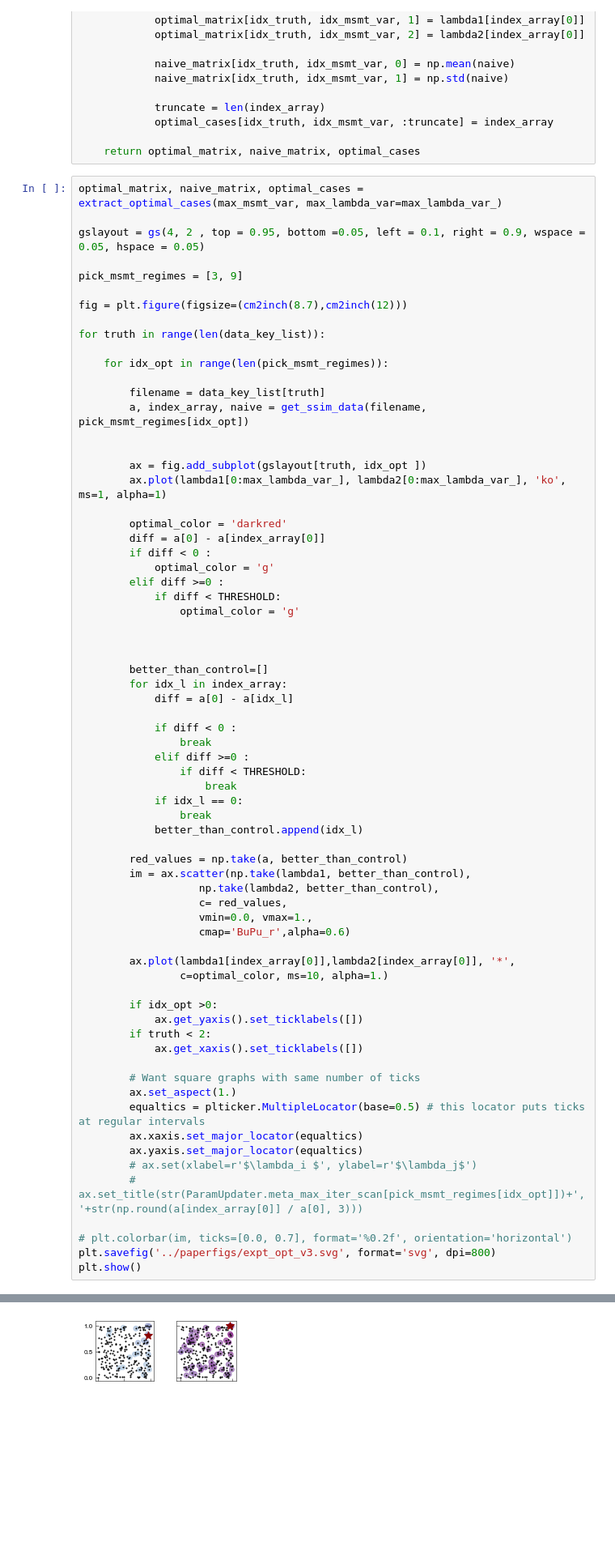
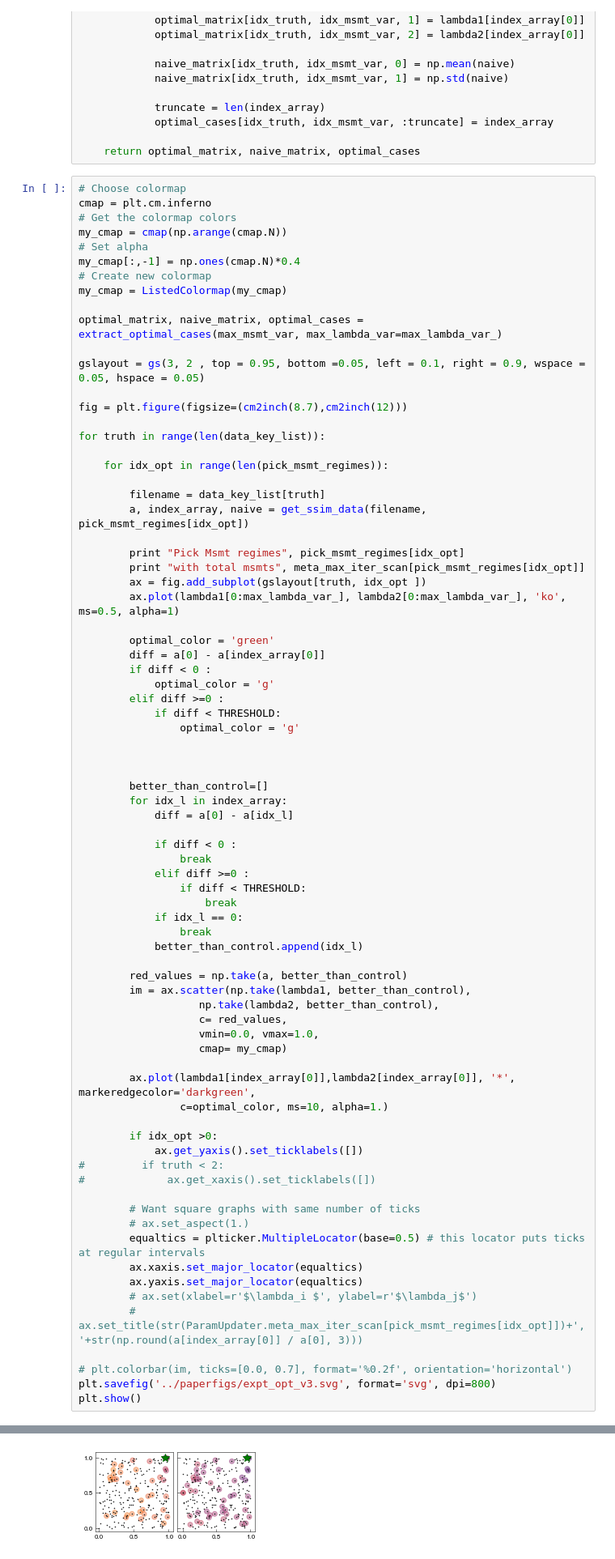
Before and after one commit to qcl-sydney/nmqa, a Jupyter notebook: expt_qslam/QSLAM_expt_Risk_Plots_normal_FINAL_dontrun.ipynb, the cells around one changed output, grey strips where cells are left out. Shown at 81% size. Cells and saved outputs as stored; diff of their text form; blank space fills up the shorter version.

```diff
--- a/expt_qslam/QSLAM_expt_Risk_Plots_normal_FINAL_dontrun.ipynb
+++ b/expt_qslam/QSLAM_expt_Risk_Plots_normal_FINAL_dontrun.ipynb
@@ -69,11 +86,18 @@ def extract_optimal_cases(max_msmt_var, max_lambda_var=50):
 
     return optimal_matrix, naive_matrix, optimal_cases
 # %%
+# Choose colormap
+cmap = plt.cm.inferno
+# Get the colormap colors
+my_cmap = cmap(np.arange(cmap.N))
+# Set alpha
+my_cmap[:,-1] = np.ones(cmap.N)*0.4
+# Create new colormap
+my_cmap = ListedColormap(my_cmap)
+
 optimal_matrix, naive_matrix, optimal_cases = extract_optimal_cases(max_msmt_var, max_lambda_var=max_lambda_var_)
 
-gslayout = gs(4, 2 , top = 0.95, bottom =0.05, left = 0.1, right = 0.9, wspace = 0.05, hspace = 0.05)
-
-pick_msmt_regimes = [3, 9]
+gslayout = gs(3, 2 , top = 0.95, bottom =0.05, left = 0.1, right = 0.9, wspace = 0.05, hspace = 0.05)
 
 fig = plt.figure(figsize=(cm2inch(8.7),cm2inch(12)))
 
@@ -84,11 +108,12 @@ for truth in range(len(data_key_list)):
         filename = data_key_list[truth]
         a, index_array, naive = get_ssim_data(filename, pick_msmt_regimes[idx_opt])
 
+        print "Pick Msmt regimes", pick_msmt_regimes[idx_opt]
+        print "with total msmts", meta_max_iter_scan[pick_msmt_regimes[idx_opt]]
+        ax = fig.add_subplot(gslayout[truth, idx_opt ])
+        ax.plot(lambda1[0:max_lambda_var_], lambda2[0:max_lambda_var_], 'ko', ms=0.5, alpha=1)
 
-        ax = fig.add_subplot(gslayout[truth, idx_opt ])
-        ax.plot(lambda1[0:max_lambda_var_], lambda2[0:max_lambda_var_], 'ko', ms=1, alpha=1)
-
-        optimal_color = 'darkred'
+        optimal_color = 'green'
         diff = a[0] - a[index_array[0]]
         if diff < 0 :
             optimal_color = 'g'
@@ -115,19 +140,19 @@ for truth in range(len(data_key_list)):
         im = ax.scatter(np.take(lambda1, better_than_control),
                    np.take(lambda2, better_than_control),
                    c= red_values,
-                   vmin=0.0, vmax=1.,
-                   cmap='BuPu_r',alpha=0.6)
+                   vmin=0.0, vmax=1.0,
+                   cmap= my_cmap)
 
-        ax.plot(lambda1[index_array[0]],lambda2[index_array[0]], '*',
+        ax.plot(lambda1[index_array[0]],lambda2[index_array[0]], '*', markeredgecolor='darkgreen',
                 c=optimal_color, ms=10, alpha=1.)
 
         if idx_opt >0:
             ax.get_yaxis().set_ticklabels([])
-        if truth < 2:
-            ax.get_xaxis().set_ticklabels([])
+#         if truth < 2:
+#             ax.get_xaxis().set_ticklabels([])
 
         # Want square graphs with same number of ticks
-        ax.set_aspect(1.)
+        # ax.set_aspect(1.)
         equaltics = plticker.MultipleLocator(base=0.5) # this locator puts ticks at regular intervals
         ax.xaxis.set_major_locator(equaltics)
         ax.yaxis.set_major_locator(equaltics)
@@ -141,4 +170,4 @@ plt.show()
-[figure, old version]
+[figure, new version]
 # %% [markdown]
 # Interpolation and Msmt Analysis
 # %%
```
Also changed, not shown: parts of 7 cells of this notebook, 5 other files.
